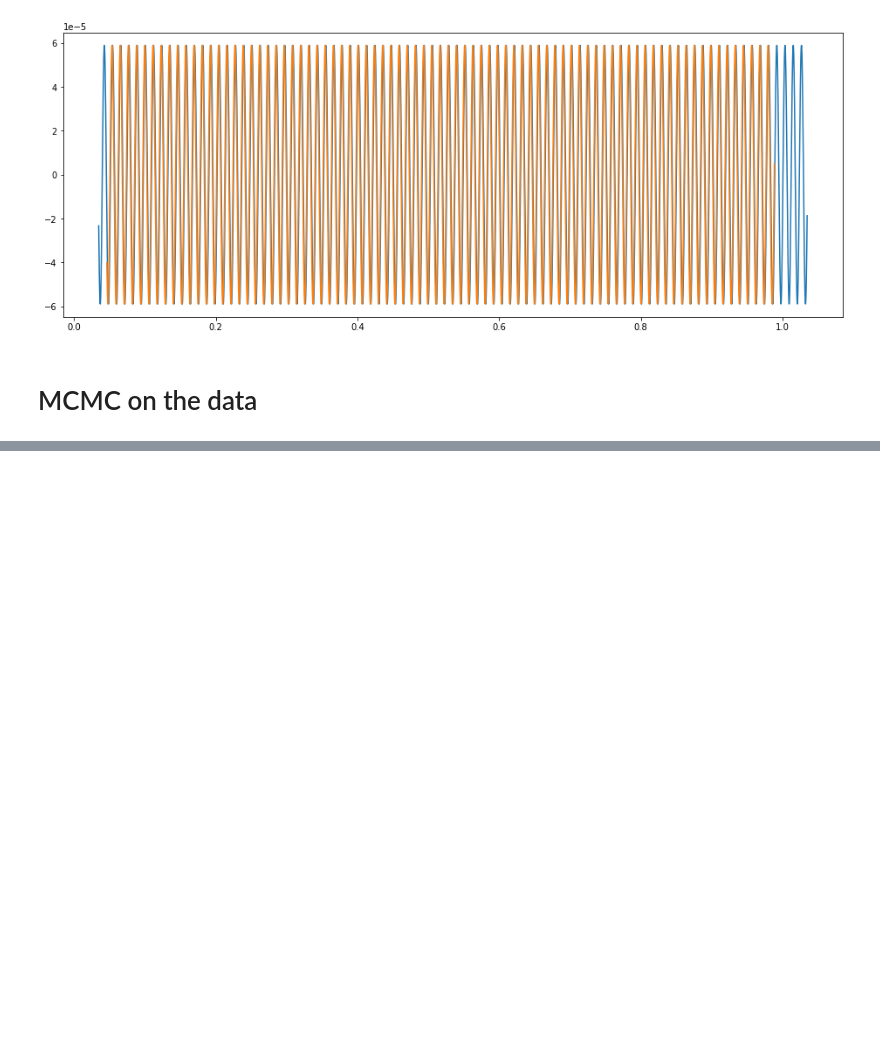
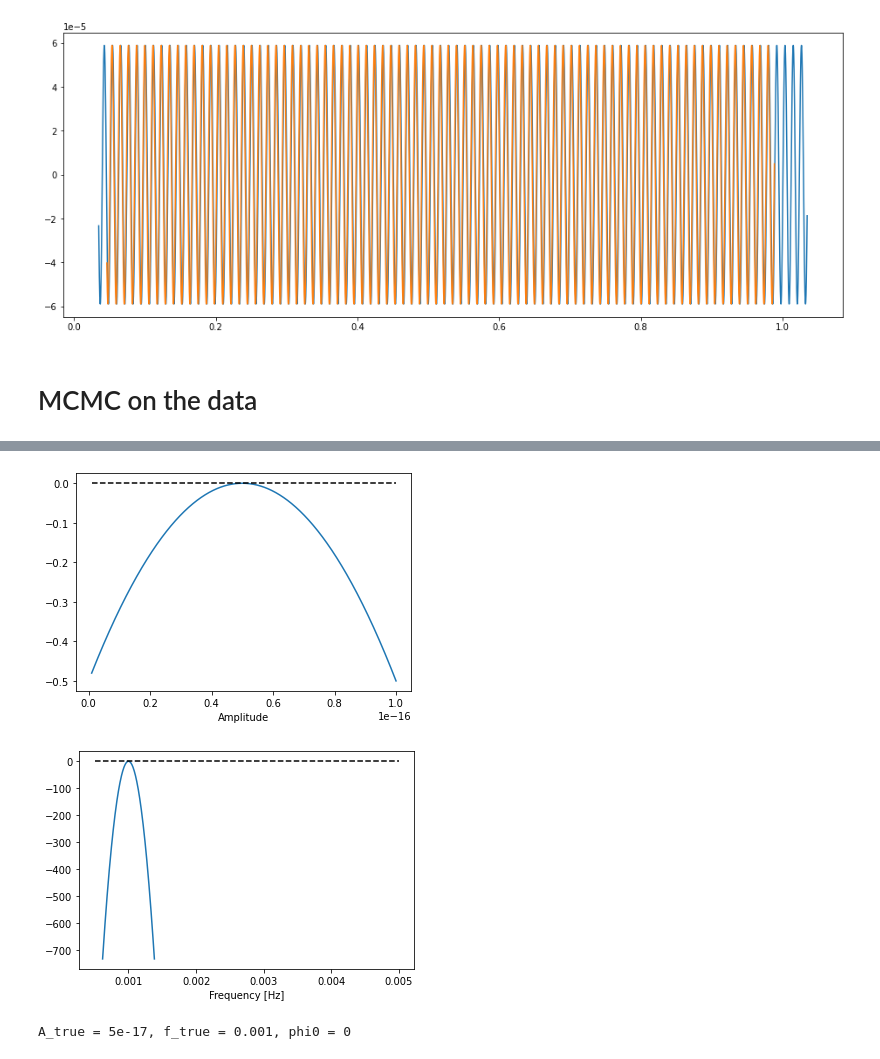
Before and after one commit to BartOuwehand/MP1_LISA, a Jupyter notebook: MCMC_parameter_fit_nophi0.ipynb, the cells around one changed output, grey strips where cells are left out. Drawn from its saved outputs; the diff is of its cells as text; code cells hidden in the pictures; blank space fills up the shorter version.

Commit message:
Added gaussian prior and tested results, still inconclusive...

```diff
--- a/MCMC_parameter_fit_nophi0.ipynb
+++ b/MCMC_parameter_fit_nophi0.ipynb
@@ -365,20 +329,69 @@ def lnprob(theta, t, y):
+# %%
+# Define functions needed for mcmc fitting
+import emcee
+from tqdm import tqdm
+
+# Guesses
+Amp_guess,f_guess = Amp_true, f_true
+#phi0_guess = phi0_true #rad
+#theta_guess = np.array([Amp_guess, f_guess])
+
+theta_guess = np.array([Amp_guess,f_guess])
+theta_true = np.array([Amp_true,f_true])
+
+# Coding gaussian prior
+def gauss_prior(arr, sig, mu):
+    gauss = np.exp(-((arr-mu)**2)/(2*(sig**2)))
+    return np.log(gauss)
+
+# Setting up the priors is [observed quantity, percentage-error in quantity]
+obs_q = [Amp_guess,f_guess]
+obs_qe = [1,0.01]
+
+# Plotting amplitude and frequency prior to see if all went well
+for i, xlab in zip([0,1],["Amplitude","Frequency [Hz]"]):
+    x = [np.linspace(1e-18,1e-16,1000),np.linspace(5e-4,5e-3,1000)]
+    plt.plot(x[i],gauss_prior(x[i],obs_q[i]*obs_qe[i],obs_q[i]))
+    plt.plot([x[i][0],x[i][-1]],[0,0],c='black',linestyle='dashed')
+    plt.xlabel(xlab)
+    plt.show()
+
+def lnL(theta, t, y):
+    """
+    The log likelihood of our simplistic Linear Regression.
+    """
+    Amp, f = theta
+    newt, y_model = model(t,y,*theta)
+
+    return -0.5*(np.sum((y-y_model)**2))
+
+def lnprior(theta):
+    """
+    Define a gaussian prior that preferences values near the observed values of the Galactic binaries
+    """
+    Amp, f= theta
+
+    return gauss_prior(Amp, obs_q[0]*obs_qe[0], obs_q[0]) + gauss_prior(f, obs_q[1]*obs_qe[1],obs_q[1])
+
+def lnprob(theta, t, y):
+    """
+    The likelihood to include in the MCMC.
+    """
+    lp = lnprior(theta)
+    if not np.isfinite(lp):
+        return -np.inf
+    return lp+lnL(theta, t, y)
+# %% [output]
+[figure, added]
+[figure, added]
 # %%
 # Set up the properties of the problem.
-ndim, nwalkers = 2, 100
+ndim, nwalkers = 2, 50
 
 # My guess at a solution
 print ("A_true = {}, f_true = {}, phi0 = {}".format(Amp_true,f_true,phi0_true))
-
-# Guesses
-Amp_guess = np.log10(Amp_true)
-f_guess = np.log10(f_true) # Hz
-#phi0_guess = phi0_true #rad
-#theta_guess = np.array([Amp_guess, f_guess])
-
-theta_guess = np.array([Amp_guess,f_guess])
-theta_true = np.array([Amp_true,f_true])
-print (theta_guess,theta_true)
-#theta_true = np.array([2.8e-4, 1e-2, np.pi*.6])
+# %% [output]
+A_true = 5e-17, f_true = 0.001, phi0 = 0
 # %%
 # Give the walkers all a slightly different starting position
 #such that they will walk different paths
```
Also changed, not shown: parts of 17 cells of this notebook.
